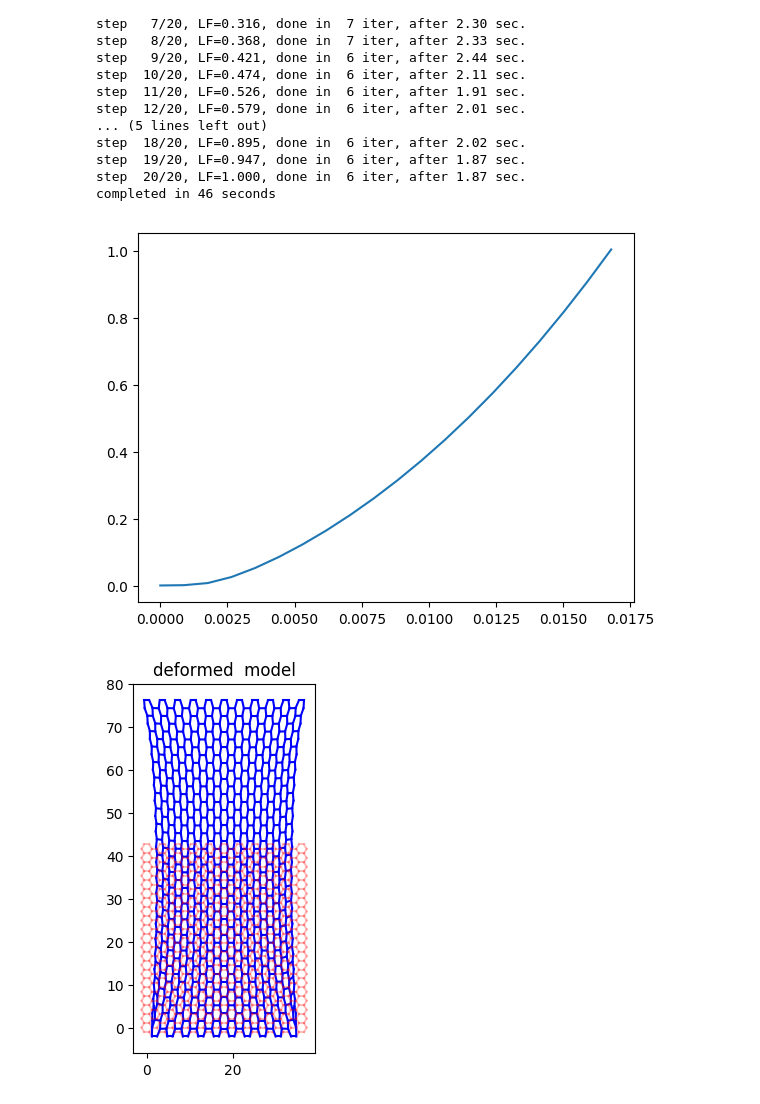
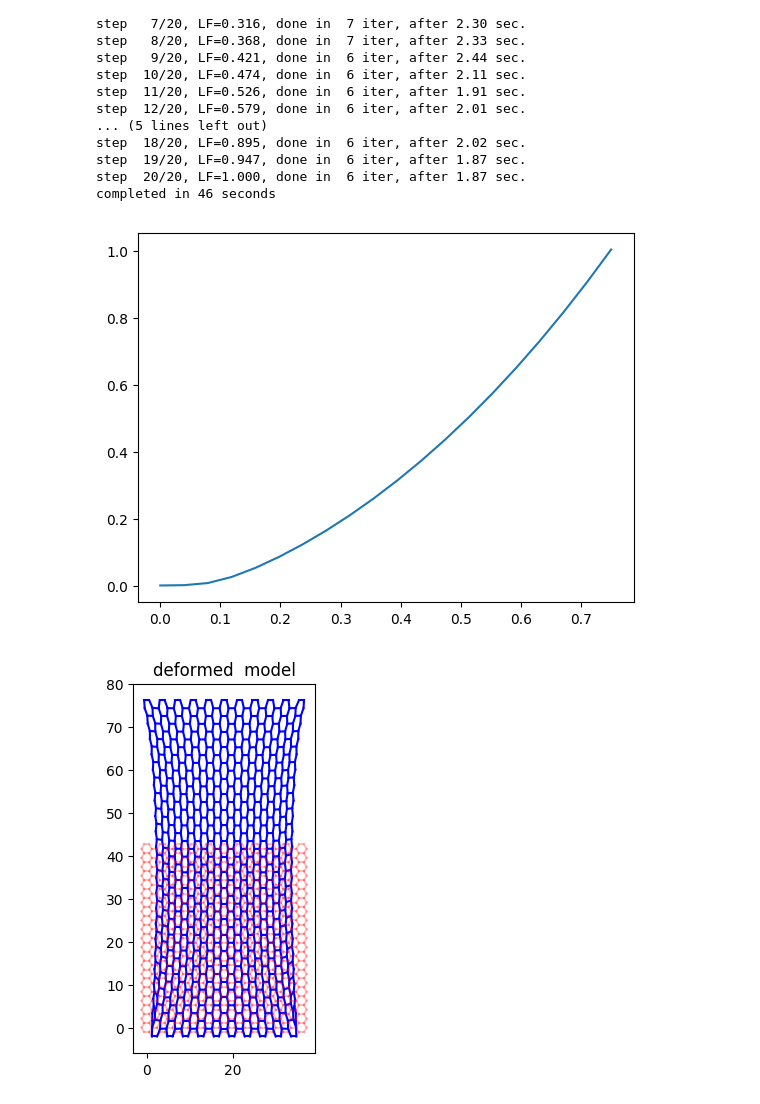
Before and after one commit to avigliotti/AD4SM.jl, a Jupyter notebook: examples/example_beams.ipynb, the cells around one changed output. Cells and saved outputs as stored; diff of their text form; code cells hidden in the pictures.

```diff
--- a/examples/example_beams.ipynb
+++ b/examples/example_beams.ipynb
@@ -125,13 +125,13 @@ completed in 46 seconds
 # %%
 idd = LinearIndices(u)[2,idtop]
 
 RY  = [sum(u[2][idd]) for u in allus]
-u2  = [mean(u[1][idd]) for u in allus]/LY
+u2  = [mean(u[1][idd]) for u in allus]
 
 PyPlot.plot(u2/LY, RY)
 ;
 # %% [output]
-[figure, old version]
+[figure, new version]
 # %%
 unew = allus[end][1]
 ax   = getproperty(figure(),:add_subplot)(1,1,1)
```
